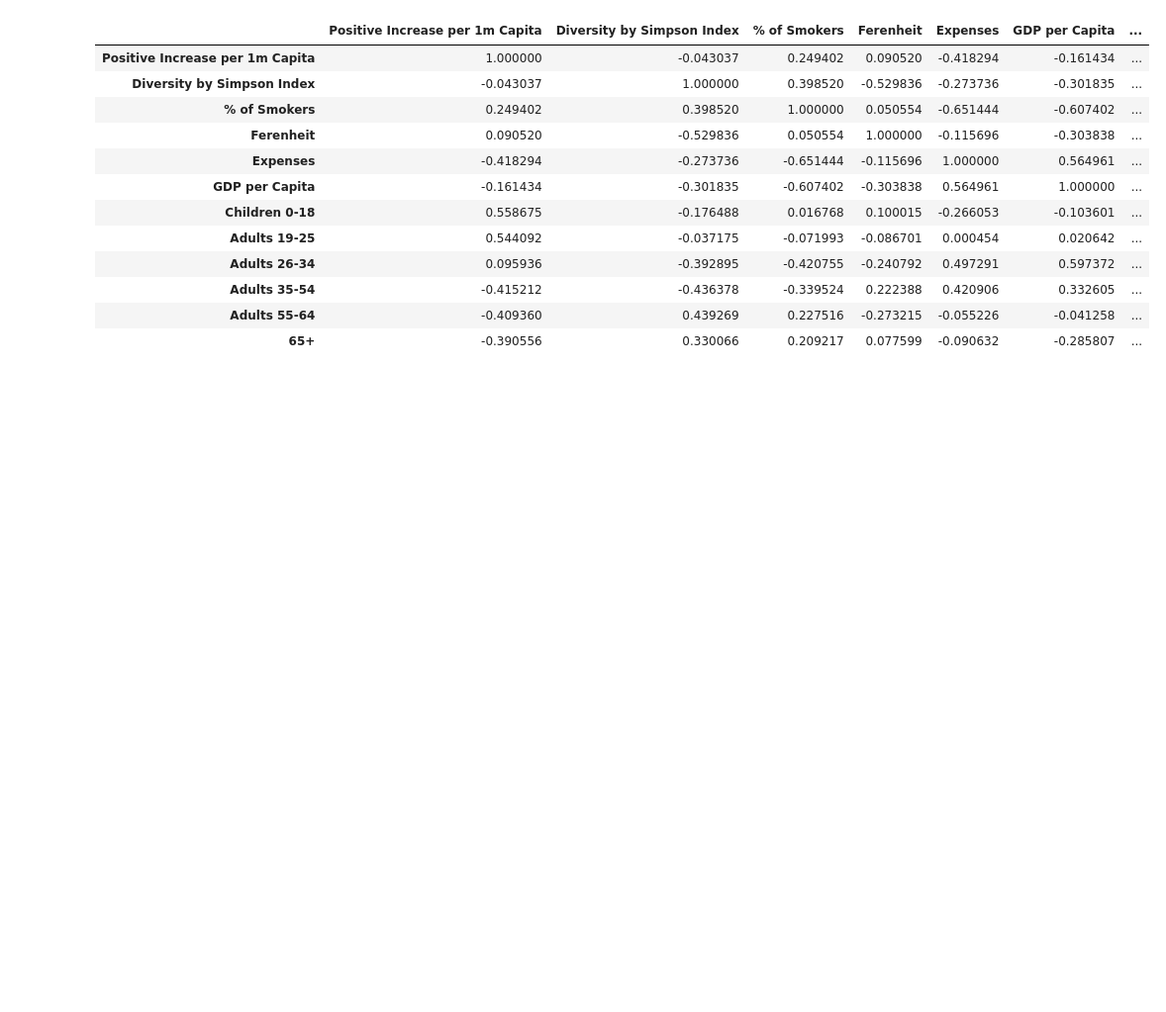
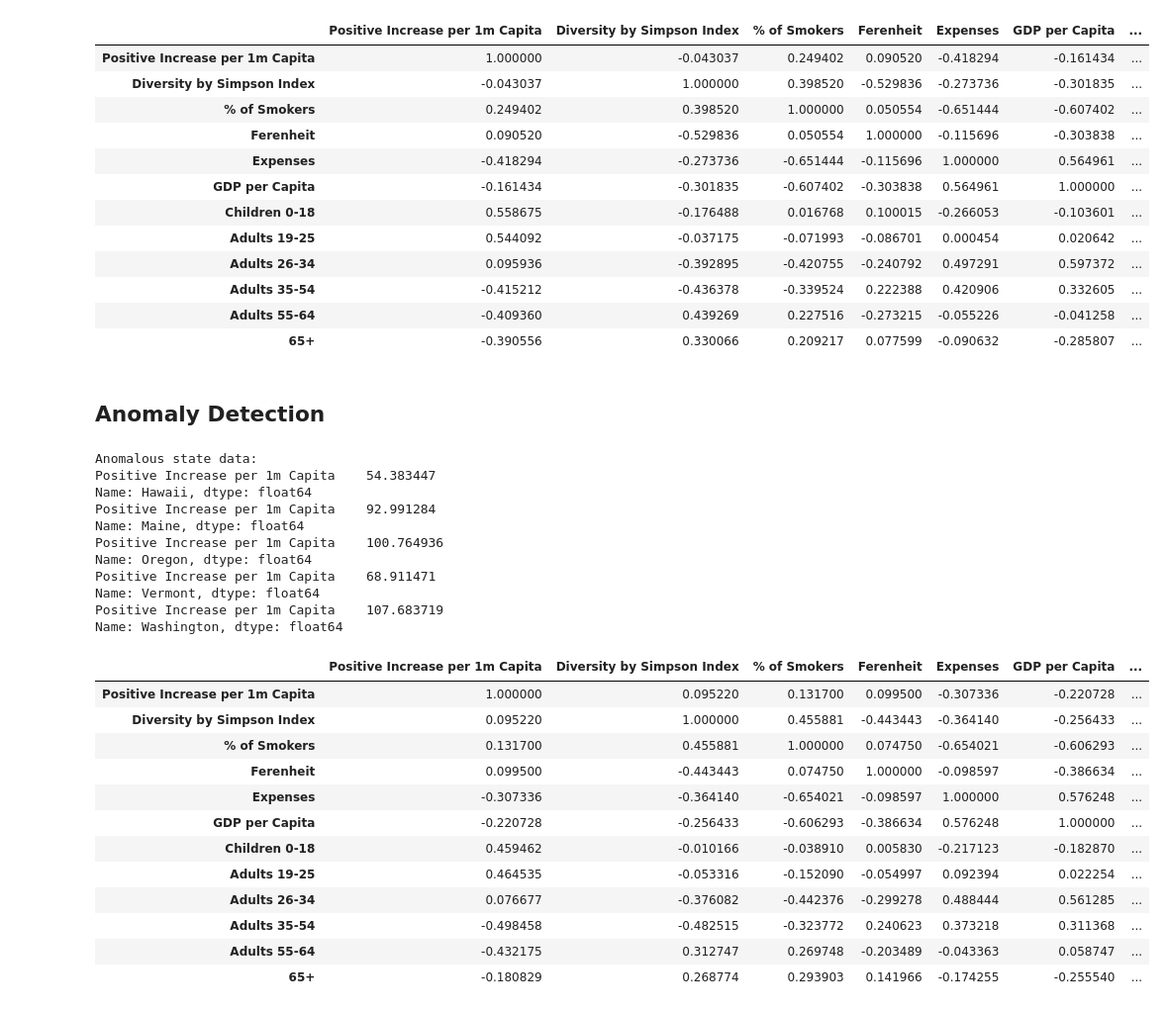
Before and after one commit to odinghosh/CE1115_project, a Jupyter notebook: CE1115_Project_060421_Main.ipynb, the cells around one changed output. Shown at 99% size. Cells and saved outputs as stored; diff of their text form; code cells hidden in the pictures; blank space fills up the shorter version.

```diff
--- a/CE1115_Project_060421_Main.ipynb
+++ b/CE1115_Project_060421_Main.ipynb
@@ -1315,3 +1351,48 @@ combined_data.corr()
 | Adults 35-54 | -0.415212 | -0.436378 | -0.339524 | 0.222388 | 0.420906 | 0.332605 | ... |
 | Adults 55-64 | -0.409360 | 0.439269 | 0.227516 | -0.273215 | -0.055226 | -0.041258 | ... |
 | 65+ | -0.390556 | 0.330066 | 0.209217 | 0.077599 | -0.090632 | -0.285807 | ... |
+# %% [markdown]
+## Anomaly Detection
+# %%
+from sklearn.covariance import EllipticEnvelope
+
+estimator = EllipticEnvelope(random_state = 0)
+
+estimator.fit(state_data)
+print("Anomalous state data:")
+for i in range(state_data.size):
+
+    if(estimator.predict(pd.DataFrame(state_data.iloc[i,:]))[0] == -1):
+
+        print(state_data.iloc[i,:])
+
+
+
+combined_datadrop = combined_data.drop(index = ['Hawaii', 'Maine', 'Oregon', 'Vermont', 'Washington'])
+
+combined_datadrop.corr()
+# %% [output]
+Anomalous state data:
+Positive Increase per 1m Capita    54.383447
+Name: Hawaii, dtype: float64
+Positive Increase per 1m Capita    92.991284
+Name: Maine, dtype: float64
+Positive Increase per 1m Capita    100.764936
+Name: Oregon, dtype: float64
+Positive Increase per 1m Capita    68.911471
+Name: Vermont, dtype: float64
+Positive Increase per 1m Capita    107.683719
+Name: Washington, dtype: float64
+|  | Positive Increase per 1m Capita | Diversity by Simpson Index | % of Smokers | Ferenheit | Expenses | GDP per Capita | ... |
+| Positive Increase per 1m Capita | 1.000000 | 0.095220 | 0.131700 | 0.099500 | -0.307336 | -0.220728 | ... |
+| Diversity by Simpson Index | 0.095220 | 1.000000 | 0.455881 | -0.443443 | -0.364140 | -0.256433 | ... |
+| % of Smokers | 0.131700 | 0.455881 | 1.000000 | 0.074750 | -0.654021 | -0.606293 | ... |
+| Ferenheit | 0.099500 | -0.443443 | 0.074750 | 1.000000 | -0.098597 | -0.386634 | ... |
+| Expenses | -0.307336 | -0.364140 | -0.654021 | -0.098597 | 1.000000 | 0.576248 | ... |
+| GDP per Capita | -0.220728 | -0.256433 | -0.606293 | -0.386634 | 0.576248 | 1.000000 | ... |
+| Children 0-18 | 0.459462 | -0.010166 | -0.038910 | 0.005830 | -0.217123 | -0.182870 | ... |
+| Adults 19-25 | 0.464535 | -0.053316 | -0.152090 | -0.054997 | 0.092394 | 0.022254 | ... |
+| Adults 26-34 | 0.076677 | -0.376082 | -0.442376 | -0.299278 | 0.488444 | 0.561285 | ... |
+| Adults 35-54 | -0.498458 | -0.482515 | -0.323772 | 0.240623 | 0.373218 | 0.311368 | ... |
+| Adults 55-64 | -0.432175 | 0.312747 | 0.269748 | -0.203489 | -0.043363 | 0.058747 | ... |
+| 65+ | -0.180829 | 0.268774 | 0.293903 | 0.141966 | -0.174255 | -0.255540 | ... |
```
Also changed, not shown: parts of 25 cells of this notebook.
